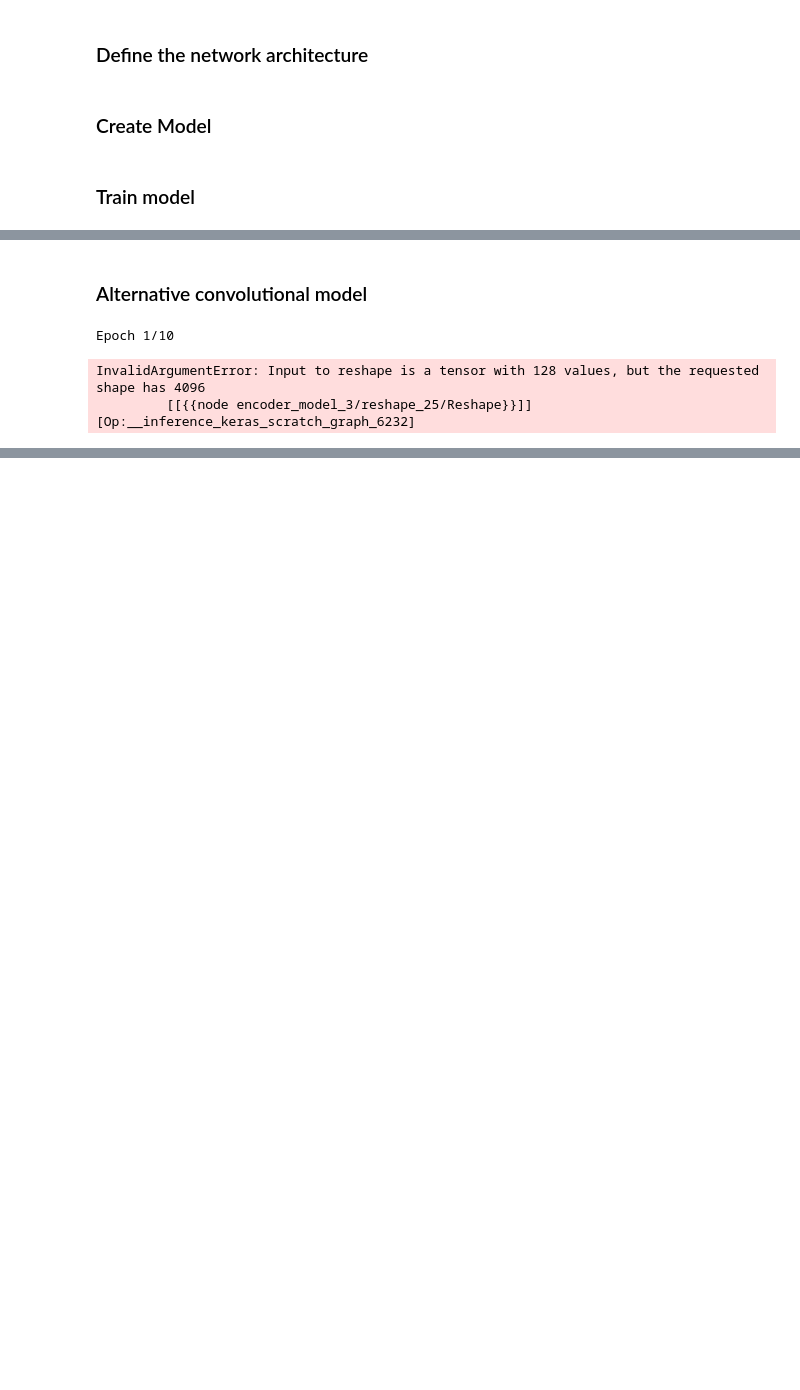
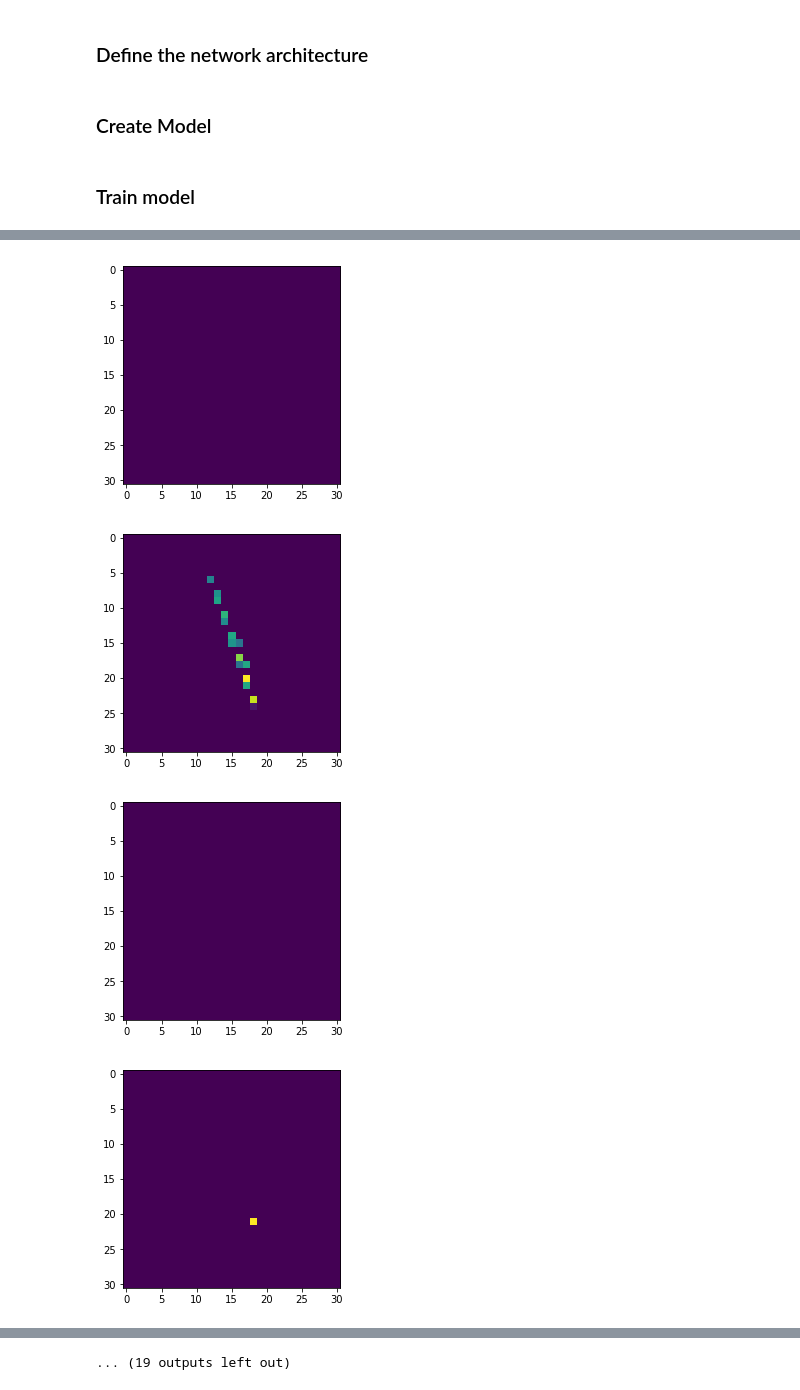
Before and after one commit to elichou/jupyternotebooks, a Jupyter notebook: Visual_learning_reaching/armcodlib/Visual_Learning_3d_Arm.ipynb, the cells around one changed output, grey strips where cells are left out. Cells and saved outputs as stored; diff of their text form; code cells hidden in the pictures; blank space fills up the shorter version.

```diff
--- a/Visual_learning_reaching/armcodlib/Visual_Learning_3d_Arm.ipynb
+++ b/Visual_learning_reaching/armcodlib/Visual_Learning_3d_Arm.ipynb
@@ -112,2 +189,0 @@ shape(train_images[:,:,:,:,1:])
-# %% [markdown]
-### Alternative convolutional model
@@ -119,19 +190,17 @@ decoder_conv = build_conv2D_decoder()
-# %%
-optimizer = tf.keras.optimizers.Adam(1e-3)
-
-autoencoder_conv = tf.keras.Model(encoder_conv.input, decoder_conv(encoder_conv(encoder_conv.input)), name = "autoencoder")
-
-autoencoder_conv.compile(optimizer = optimizer,
-             loss='mse',
-             metrics=['accuracy','kullback_leibler_divergence'])
-# %%
-log_dir="logs/fit/" + datetime.datetime.now().strftime("%Y%m%d-%H%M%S")
-tensorboard_callback = tf.keras.callbacks.TensorBoard(log_dir=log_dir, histogram_freq=1)
-
-history = autoencoder_conv.fit(train_dataset,
-                    epochs = 10,
-                    callbacks=[tensorboard_callback])
-# %% [output]
-Epoch 1/10
-InvalidArgumentError: Input to reshape is a tensor with 128 values, but the requested shape has 4096
-         [[{{node encoder_model_3/reshape_25/Reshape}}]] [Op:__inference_keras_scratch_graph_6232]
+# %%
+model = encoder_conv  # create the original model
+
+layer_name = 'conv_x_1'
+intermediate_layer_model = tf.keras.Model(inputs=autoencoder_conv.input,
+                                 outputs=model.get_layer(layer_name).output)
+intermediate_output = intermediate_layer_model.predict(example_data)
+# %%
+
+for i in range(31):
+    plt.figure()
+    plt.imshow(intermediate_output[0][:,:,i])
+# %% [output]
+[figure, added]
+[figure, added]
+[figure, added]
+[figure, added]
@@ -137,0 +215 @@ InvalidArgumentError: Input to reshape is a tensor with 128 values, but the requ
+... (19 outputs left out)
```
Also changed, not shown: parts of 28 cells of this notebook, 1 other file.
